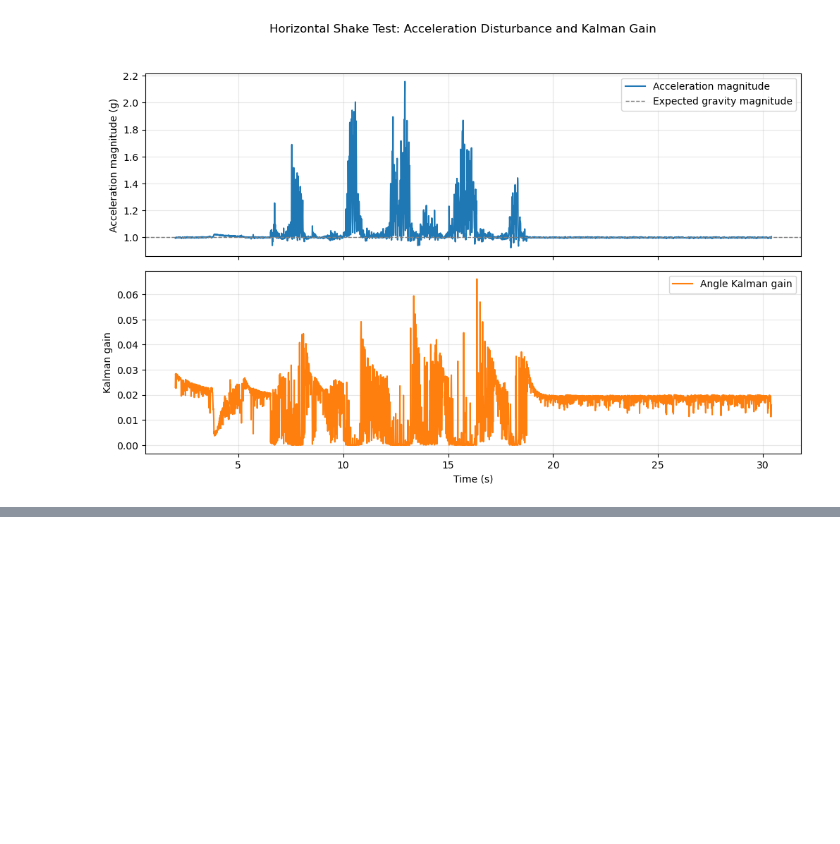
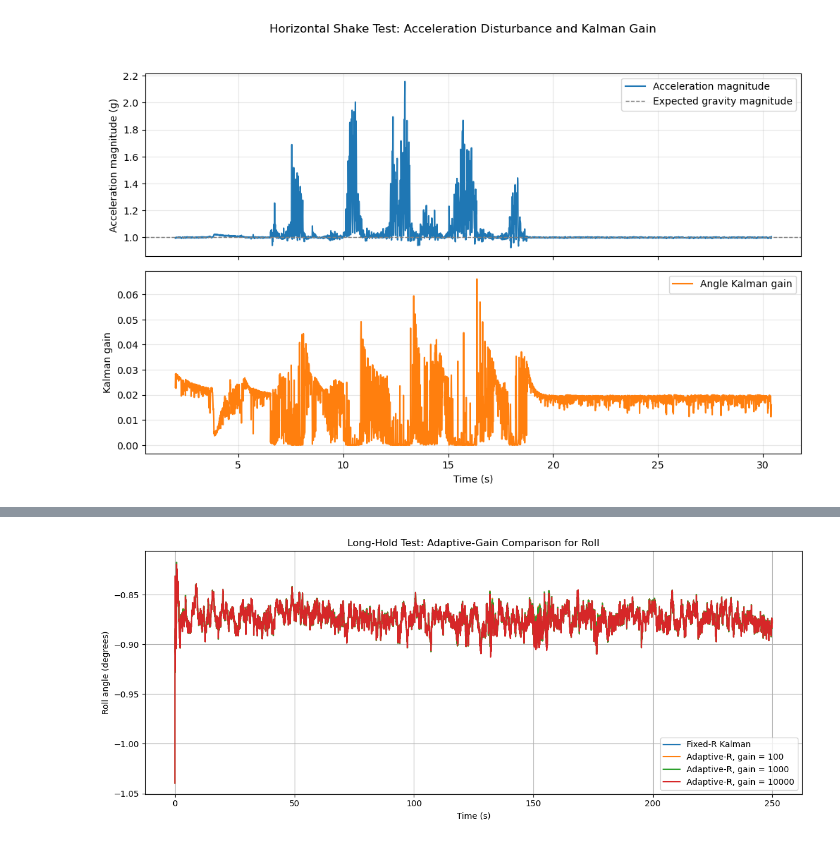
Before and after one commit to tej-parekh/stm32-imu-motion-tracker, a Jupyter notebook: Python Analysis/orientation_analysis.ipynb, the cells around one changed output, grey strips where cells are left out. Saved outputs shown, nothing was run; the diff lists cells and outputs as text; code cells hidden in the pictures; blank space fills up the shorter version.

```diff
--- a/Python Analysis/orientation_analysis.ipynb
+++ b/Python Analysis/orientation_analysis.ipynb
@@ -789,0 +873,35 @@ plt.show()
+# %%
+hold_gain_results = {}
+
+for gain in [100.0, 1000.0, 10000.0]:
+    hold_gain_results[gain] = process_imu_data(
+        "Roll Pitch/Long Hold.csv",
+        accel_rejection_gain=gain
+    )
+# %%
+plt.figure(figsize=(12, 5))
+
+plt.plot(
+    hold_df["time_s"],
+    hold_df["roll_kf_fixed_deg"],
+    label="Fixed-R Kalman",
+    linewidth=1.5
+)
+
+for gain, result_df in hold_gain_results.items():
+    plt.plot(
+        result_df["time_s"],
+        result_df["roll_kf_adaptive_deg"],
+        label=f"Adaptive-R, gain = {gain:g}",
+        linewidth=1.5
+    )
+
+plt.xlabel("Time (s)")
+plt.ylabel("Roll angle (degrees)")
+plt.title("Long-Hold Test: Adaptive-Gain Comparison for Roll")
+plt.legend()
+plt.grid()
+plt.tight_layout()
+plt.show()
+# %% [output]
+[figure, added]
```
Also changed, not shown: parts of 11 cells of this notebook, 3 other files.
